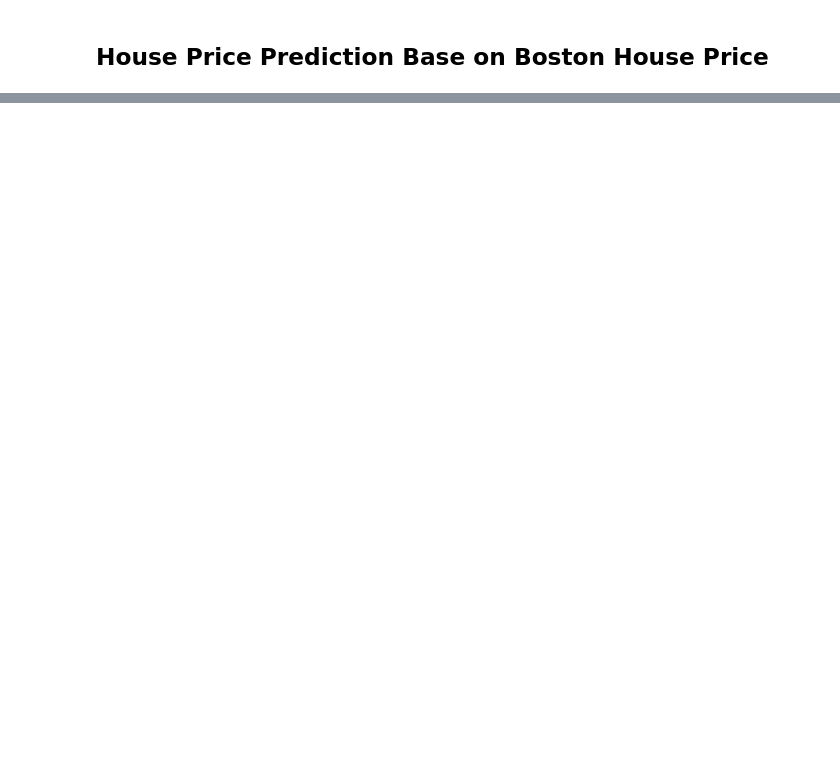
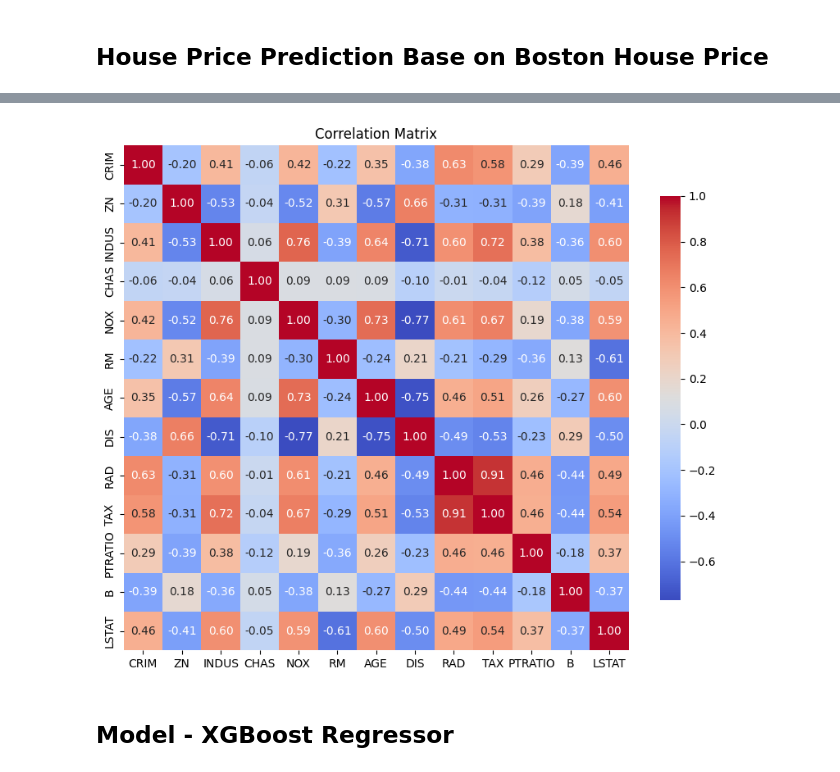
Before and after one commit to amirhajif/House-Price-Prediction, a Jupyter notebook: main.ipynb, the cells around one changed output, grey strips where cells are left out. Cells and saved outputs as stored; diff of their text form; code cells hidden in the pictures; blank space fills up the shorter version.

Commit message:
Complete Model and Visualize Prediction

```diff
--- a/main.ipynb
+++ b/main.ipynb
@@ -27,0 +11,4 @@ data
+# %%
+column_names=['CRIM','ZN','INDUS','CHAS','NOX','RM','AGE','DIS','RAD','TAX','PTRATIO','B','LSTAT','price']
+data=pd.read_csv('./housing.csv',sep='\s+',names=column_names)
+data.head()
@@ -27,0 +60,3 @@ data
+# %%
+X=data.drop('price',axis=1)
+Y=data['price']
@@ -27,0 +94,11 @@ data
+# %%
+corr_matrix = X.corr()
+
+plt.figure(figsize=(10, 8))
+
+sns.heatmap(corr_matrix, annot=True, fmt=".2f", cmap='coolwarm', square=True, cbar_kws={"shrink": .8})
+
+plt.title('Correlation Matrix')
+plt.show()
+# %% [output]
+[figure, added]
@@ -27,0 +107,2 @@ data
+# %% [markdown]
+## Model - XGBoost Regressor
```
Also changed, not shown: parts of 19 cells of this notebook.
